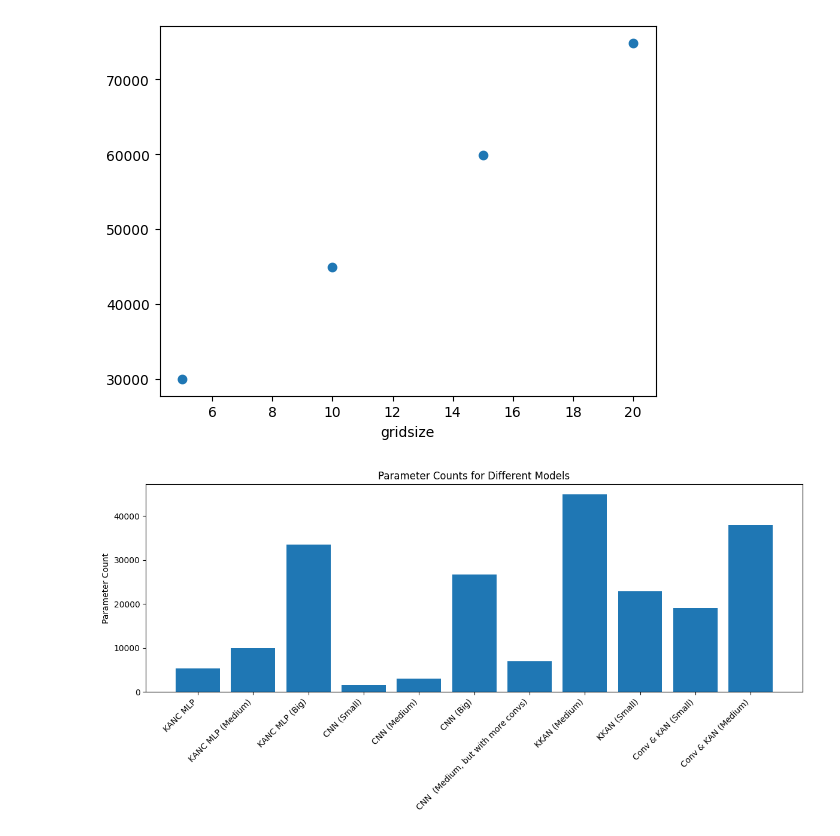
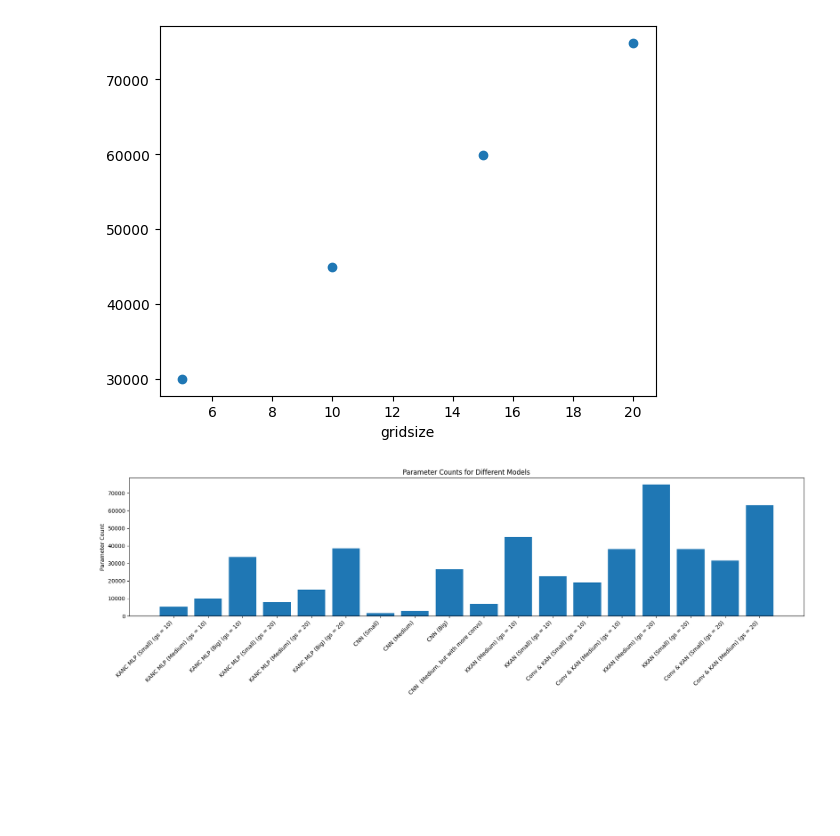
Before and after one commit to AntonioTepsich/Convolutional-KANs, a Jupyter notebook: grid_size_parameters.ipynb, the cells around one changed output. Saved outputs shown, nothing was run; the diff lists cells and outputs as text; code cells hidden in the pictures; blank space fills up the shorter version.

```diff
--- a/grid_size_parameters.ipynb
+++ b/grid_size_parameters.ipynb
@@ -41,20 +41,21 @@ from evaluations import *
 from hiperparam_tuning import *
 import matplotlib.pyplot as plt
 # %%
-models = [KANC_MLP(grid_size=10), KANC_MLP_Medium(grid_size=10),KANC_MLP_Big(grid_size=10),
+models = [KANC_MLP(grid_size=10), KANC_MLP_Medium(grid_size=10),KANC_MLP_Big(grid_size=10),KANC_MLP(grid_size=20), KANC_MLP_Medium(grid_size=20),KANC_MLP_Big(grid_size=20),
           SimpleCNN(),MediumCNN(),CNN_Big(),CNN_more_convs(),KKAN_Convolutional_Network(grid_size=10),
-          KKAN_Small(grid_size=10),NormalConvsKAN(grid_size=10),NormalConvsKAN_Medium(grid_size=10)]
+          KKAN_Small(grid_size=10),NormalConvsKAN(grid_size=10),NormalConvsKAN_Medium(grid_size=10),KKAN_Convolutional_Network(grid_size=20),
+          KKAN_Small(grid_size=20),NormalConvsKAN(grid_size=20),NormalConvsKAN_Medium(grid_size=20)]
 # %%
 # Collect names and parameter counts
 names = [m.name for m in models]
 param_counts = [count_parameters(m) for m in models]
 
 # Plot bar chart
-plt.figure(figsize=(12, 6))
+plt.figure(figsize=(18, 6))
 plt.bar(names, param_counts)
 plt.xticks(rotation=45, ha='right')  # Rotate labels for readability
 plt.ylabel("Parameter Count")
 plt.title("Parameter Counts for Different Models")
 plt.tight_layout()  # Adjust layout to fit everything
 # %% [output]
-[figure, old version]
+[figure, new version]
```
Also changed, not shown: 5 other files.
